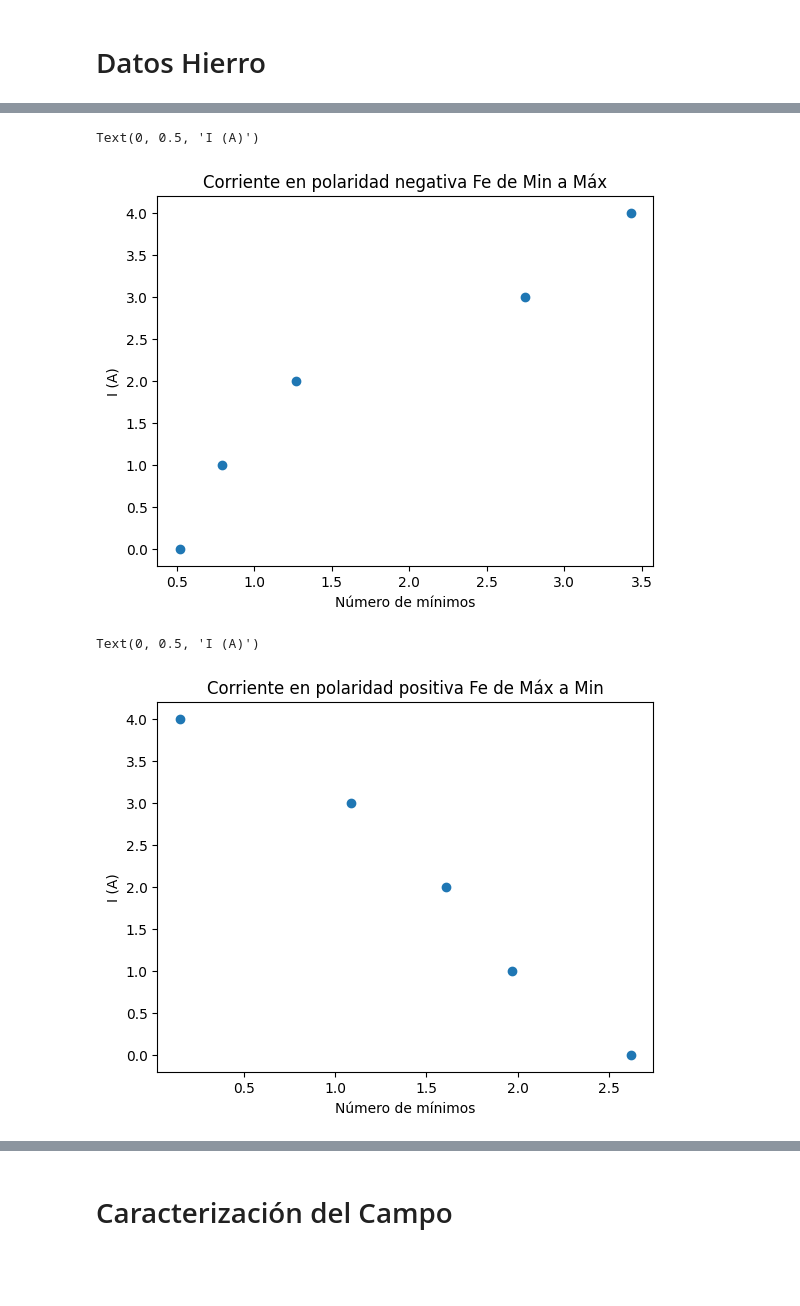
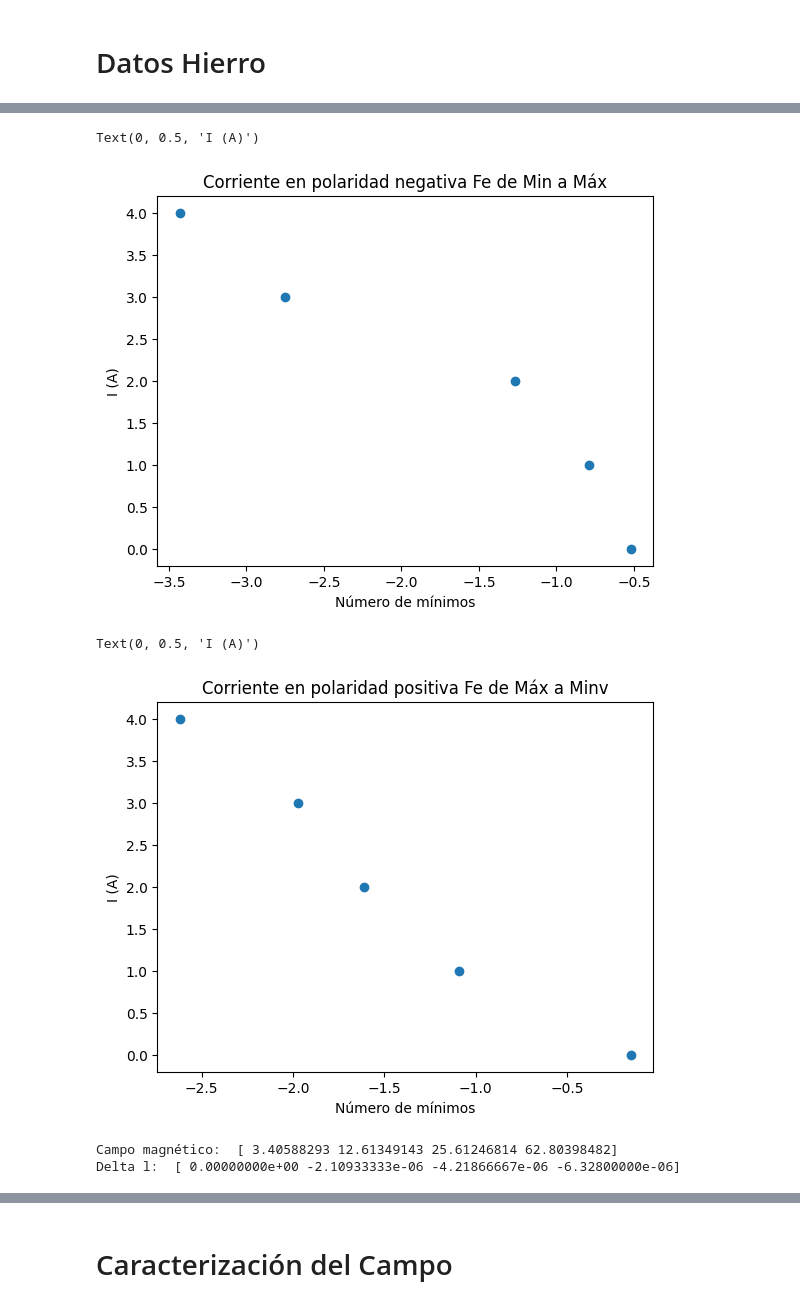
Before and after one commit to Emyfoton/Codigos_pregrado, a Jupyter notebook: Magnetostricción.ipynb, the cells around one changed output, grey strips where cells are left out. Cells and saved outputs as stored; diff of their text form; code cells hidden in the pictures; blank space fills up the shorter version.

```diff
--- a/Magnetostricción.ipynb
+++ b/Magnetostricción.ipynb
@@ -37,7 +40,7 @@ Text(0, 0.5, 'I (A)')
 #Polarización Negativa
 #Min a Máx
                                    #Exp
-I3_Fe= np.array([0.52, 0.79, 1.27, 2.75, 3.43])
+I3_Fe= np.array([-0.52, -0.79, -1.27, -2.75, -3.43])
 N3_Fe= np.array([0, 1, 2, 3, 4])
 
 plt.scatter(I3_Fe, N3_Fe)
@@ -46,18 +49,18 @@ plt.xlabel("Número de mínimos")
 plt.ylabel("I (A)")
 # %% [output]
 Text(0, 0.5, 'I (A)')
-[figure, old version]
+[figure, new version]
 # %%
 #Polarización Negativa
 #Máx a Min
                                          #Exp
-I4_Fe= np.array([2.62, 1.97, 1.61, 1.09, 0.15])
-N4_Fe= np.array([0, 1, 2, 3, 4])
+I4_Fe= np.array([-2.62, -1.97, -1.61, -1.09, -0.15])
+N4_Fe= np.array([4, 3, 2, 1, 0])
 
 plt.scatter(I4_Fe, N4_Fe)
 plt.title("Corriente en polaridad positiva Fe de Máx a Minv")
 plt.xlabel("Número de mínimos")
 plt.ylabel("I (A)")
 # %% [output]
 Text(0, 0.5, 'I (A)')
-[figure, old version]
+[figure, new version]
@@ -63,0 +78,9 @@ Text(0, 0.5, 'I (A)')
+# %%
+#1
+B1= np.round(calculoB(I1_Fe),2)
+dl1= np.round(def_relativa(N1_Fe, lamda, l0), 2)
+print ("Campo magnético: ", calculoB(I1_Fe))
+print ("Delta l: ", def_relativa(N1_Fe, lamda, l0))
+# %% [output]
+Campo magnético:  [ 3.40588293 12.61349143 25.61246814 62.80398482]
+Delta l:  [ 0.00000000e+00 -2.10933333e-06 -4.21866667e-06 -6.32800000e-06]
```
Also changed, not shown: parts of 13 cells of this notebook.
